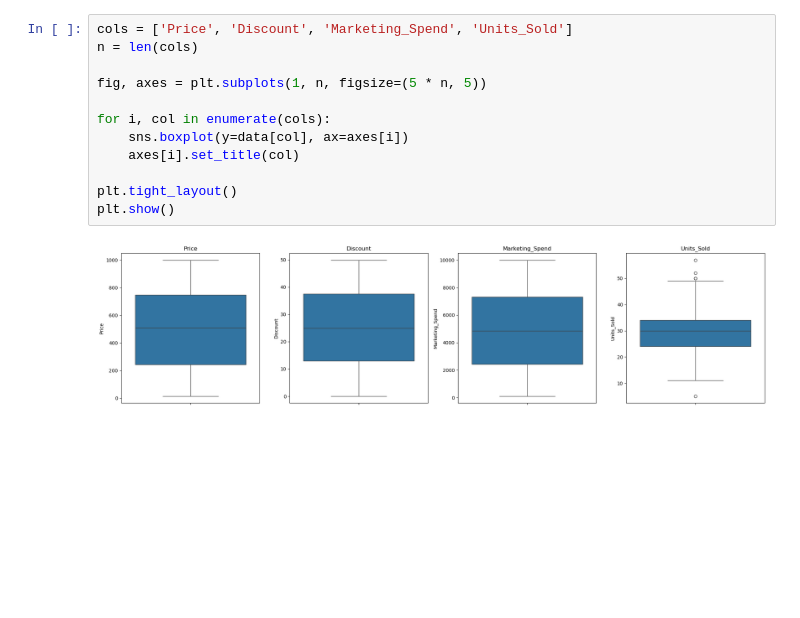
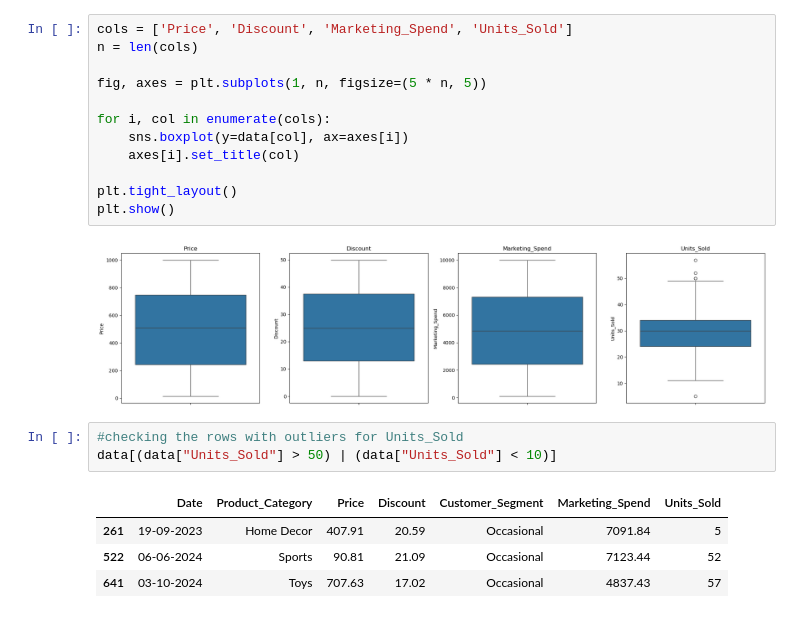
Before and after one commit to abhinaya1/capstonetwo_project, a Jupyter notebook: notebooks/Untitled.ipynb, the cells around one changed output. Drawn from its saved outputs; the diff is of its cells as text; blank space fills up the shorter version.

```diff
--- a/notebooks/Untitled.ipynb
+++ b/notebooks/Untitled.ipynb
@@ -88,3 +93,11 @@ plt.tight_layout()
 plt.show()
 # %% [output]
 [figure]
+# %%
+#checking the rows with outliers for Units_Sold
+data[(data["Units_Sold"] > 50) | (data["Units_Sold"] < 10)]
+# %% [output]
+|  | Date | Product_Category | Price | Discount | Customer_Segment | Marketing_Spend | Units_Sold |
+| 261 | 19-09-2023 | Home Decor | 407.91 | 20.59 | Occasional | 7091.84 | 5 |
+| 522 | 06-06-2024 | Sports | 90.81 | 21.09 | Occasional | 7123.44 | 52 |
+| 641 | 03-10-2024 | Toys | 707.63 | 17.02 | Occasional | 4837.43 | 57 |
```
Also changed, not shown: parts of 7 cells of this notebook.
